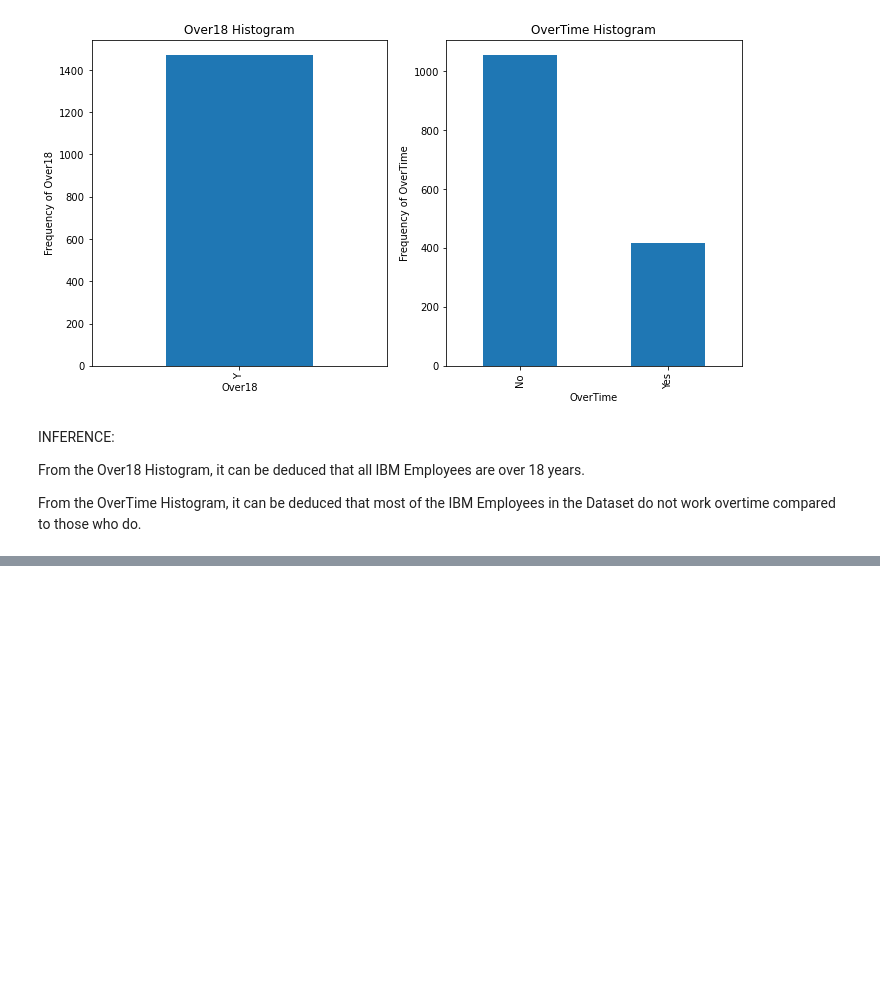
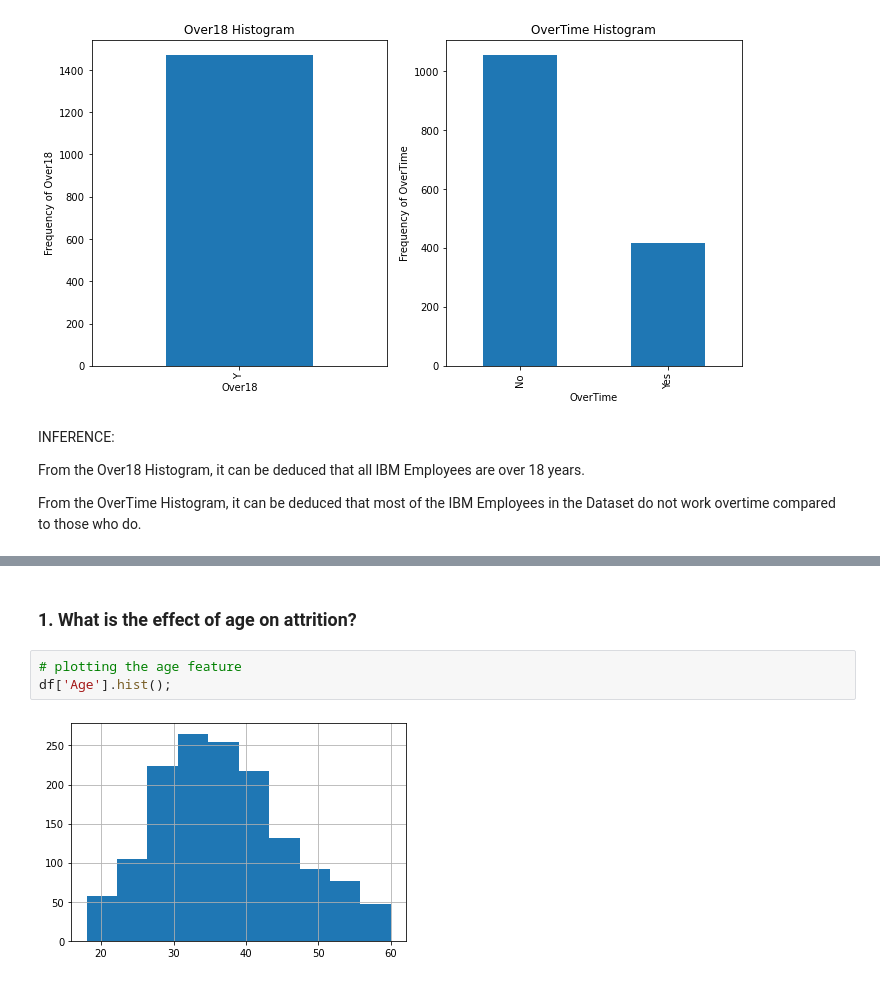
Before and after one commit to Marionel9/stutern-project, a Jupyter notebook: project.ipynb, the cells around one changed output, grey strips where cells are left out. Drawn from its saved outputs; the diff is of its cells as text; blank space fills up the shorter version.

```diff
--- a/project.ipynb
+++ b/project.ipynb
@@ -395,0 +450,7 @@ From the OverTime Histogram, it can be deduced that most of the IBM Employees in
+# %% [markdown]
+### 1. What is the effect of age on attrition?
+# %%
+# plotting the age feature
+df['Age'].hist();
+# %% [output]
+[figure, added]
```
Also changed, not shown: parts of 5 cells of this notebook.
